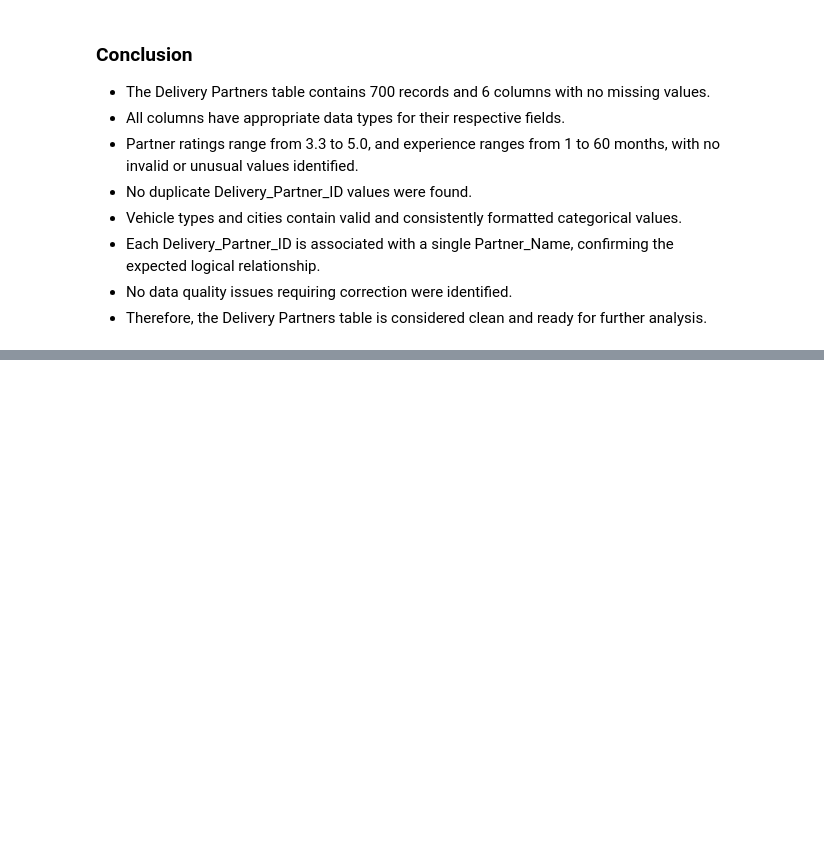
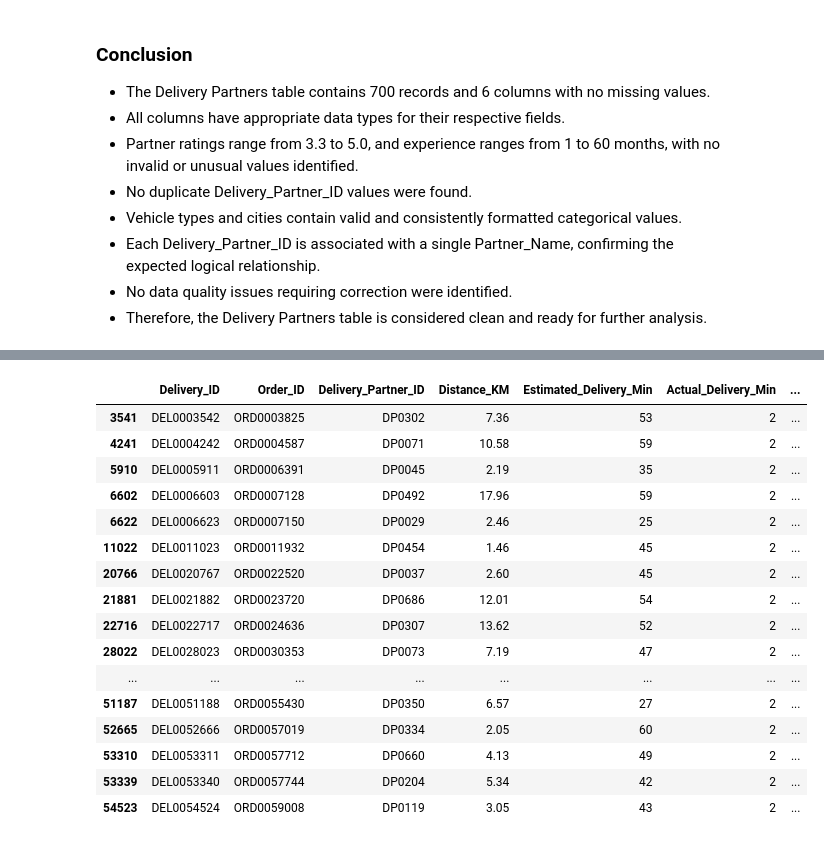
Before and after one commit to saradlakandri/Food-Delivery-Operations-Customer-Analytics, a Jupyter notebook: Python/Food_Delivery_Operations_Customer_Analytics.ipynb, the cells around one changed output, grey strips where cells are left out. Drawn from its saved outputs; the diff is of its cells as text; code cells hidden in the pictures; blank space fills up the shorter version.

```diff
--- a/Python/Food_Delivery_Operations_Customer_Analytics.ipynb
+++ b/Python/Food_Delivery_Operations_Customer_Analytics.ipynb
@@ -1356,0 +1450,22 @@ dtype: int64
+# %%
+## Investigating unusually low values in Actual_Delivery_Min
+
+deliveries[deliveries['Actual_Delivery_Min'] == 2]
+# %% [output]
+|  | Delivery_ID | Order_ID | Delivery_Partner_ID | Distance_KM | Estimated_Delivery_Min | Actual_Delivery_Min | ... |
+| 3541 | DEL0003542 | ORD0003825 | DP0302 | 7.36 | 53 | 2 | ... |
+| 4241 | DEL0004242 | ORD0004587 | DP0071 | 10.58 | 59 | 2 | ... |
+| 5910 | DEL0005911 | ORD0006391 | DP0045 | 2.19 | 35 | 2 | ... |
+| 6602 | DEL0006603 | ORD0007128 | DP0492 | 17.96 | 59 | 2 | ... |
+| 6622 | DEL0006623 | ORD0007150 | DP0029 | 2.46 | 25 | 2 | ... |
+| 11022 | DEL0011023 | ORD0011932 | DP0454 | 1.46 | 45 | 2 | ... |
+| 20766 | DEL0020767 | ORD0022520 | DP0037 | 2.60 | 45 | 2 | ... |
+| 21881 | DEL0021882 | ORD0023720 | DP0686 | 12.01 | 54 | 2 | ... |
+| 22716 | DEL0022717 | ORD0024636 | DP0307 | 13.62 | 52 | 2 | ... |
+| 28022 | DEL0028023 | ORD0030353 | DP0073 | 7.19 | 47 | 2 | ... |
+| ... | ... | ... | ... | ... | ... | ... | ... |
+| 51187 | DEL0051188 | ORD0055430 | DP0350 | 6.57 | 27 | 2 | ... |
+| 52665 | DEL0052666 | ORD0057019 | DP0334 | 2.05 | 60 | 2 | ... |
+| 53310 | DEL0053311 | ORD0057712 | DP0660 | 4.13 | 49 | 2 | ... |
+| 53339 | DEL0053340 | ORD0057744 | DP0204 | 5.34 | 42 | 2 | ... |
+| 54523 | DEL0054524 | ORD0059008 | DP0119 | 3.05 | 43 | 2 | ... |
```
Also changed, not shown: parts of 35 cells of this notebook.
